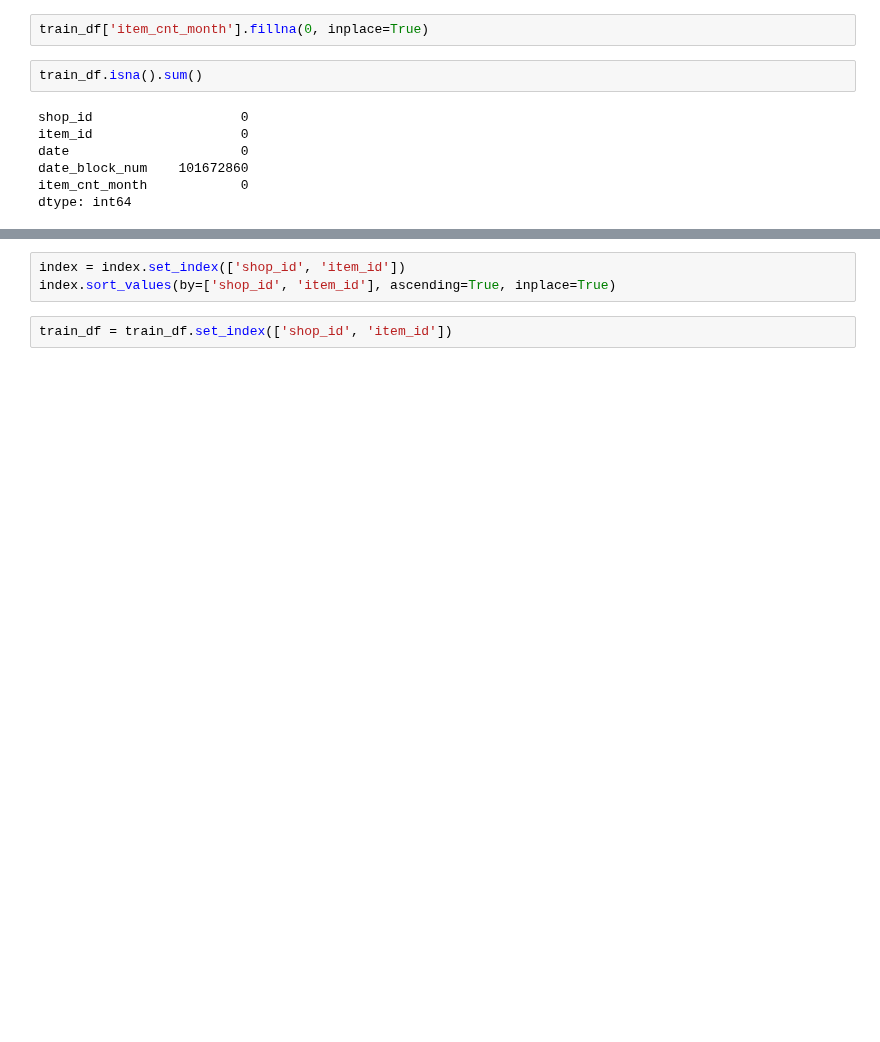
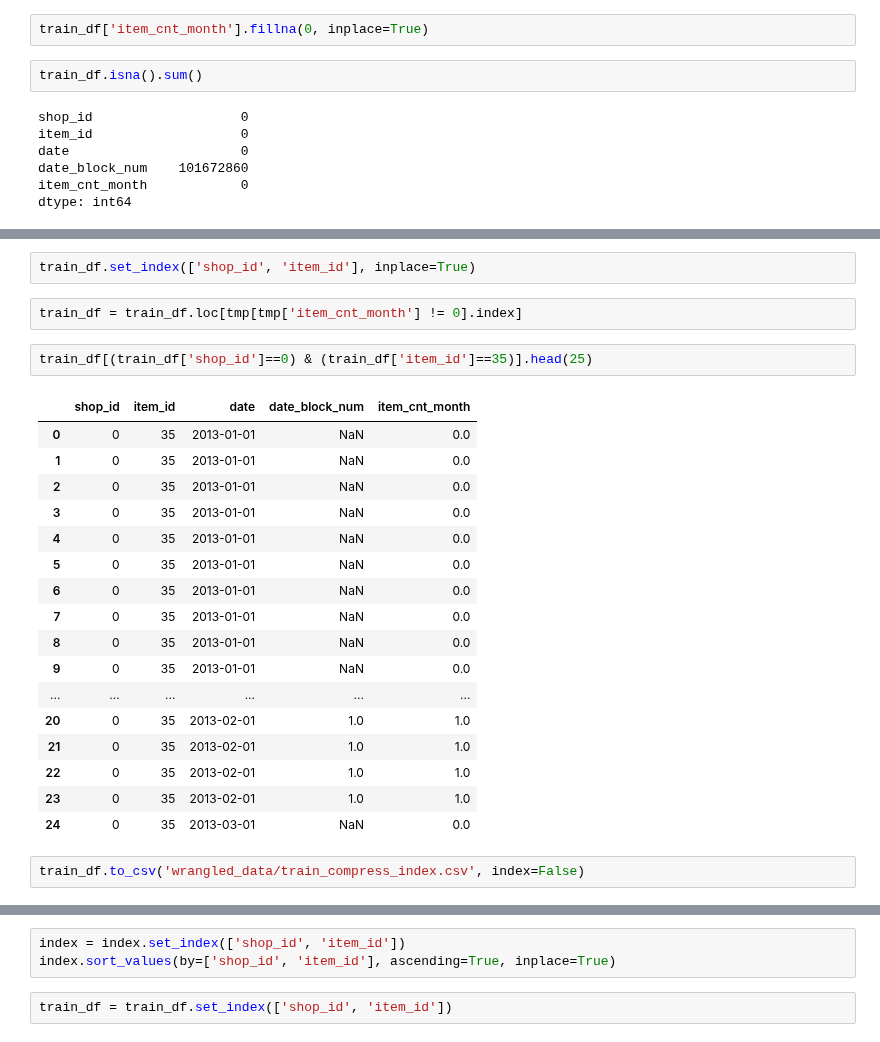
Before and after one commit to the-chiefdom/Predict_Future_Sales, a Jupyter notebook: Wrangling_Exploratory.ipynb, the cells around one changed output, grey strips where cells are left out. Drawn from its saved outputs; the diff is of its cells as text; blank space fills up the shorter version.

```diff
--- a/Wrangling_Exploratory.ipynb
+++ b/Wrangling_Exploratory.ipynb
@@ -229,0 +227,26 @@ dtype: int64
+# %%
+train_df.set_index(['shop_id', 'item_id'], inplace=True)
+# %%
+train_df = train_df.loc[tmp[tmp['item_cnt_month'] != 0].index]
+# %%
+train_df[(train_df['shop_id']==0) & (train_df['item_id']==35)].head(25)
+# %% [output]
+|  | shop_id | item_id | date | date_block_num | item_cnt_month |
+| 0 | 0 | 35 | 2013-01-01 | NaN | 0.0 |
+| 1 | 0 | 35 | 2013-01-01 | NaN | 0.0 |
+| 2 | 0 | 35 | 2013-01-01 | NaN | 0.0 |
+| 3 | 0 | 35 | 2013-01-01 | NaN | 0.0 |
+| 4 | 0 | 35 | 2013-01-01 | NaN | 0.0 |
+| 5 | 0 | 35 | 2013-01-01 | NaN | 0.0 |
+| 6 | 0 | 35 | 2013-01-01 | NaN | 0.0 |
+| 7 | 0 | 35 | 2013-01-01 | NaN | 0.0 |
+| 8 | 0 | 35 | 2013-01-01 | NaN | 0.0 |
+| 9 | 0 | 35 | 2013-01-01 | NaN | 0.0 |
+| ... | ... | ... | ... | ... | ... |
+| 20 | 0 | 35 | 2013-02-01 | 1.0 | 1.0 |
+| 21 | 0 | 35 | 2013-02-01 | 1.0 | 1.0 |
+| 22 | 0 | 35 | 2013-02-01 | 1.0 | 1.0 |
+| 23 | 0 | 35 | 2013-02-01 | 1.0 | 1.0 |
+| 24 | 0 | 35 | 2013-03-01 | NaN | 0.0 |
+# %%
+train_df.to_csv('wrangled_data/train_compress_index.csv', index=False)
```
Also changed, not shown: parts of 9 cells of this notebook.
